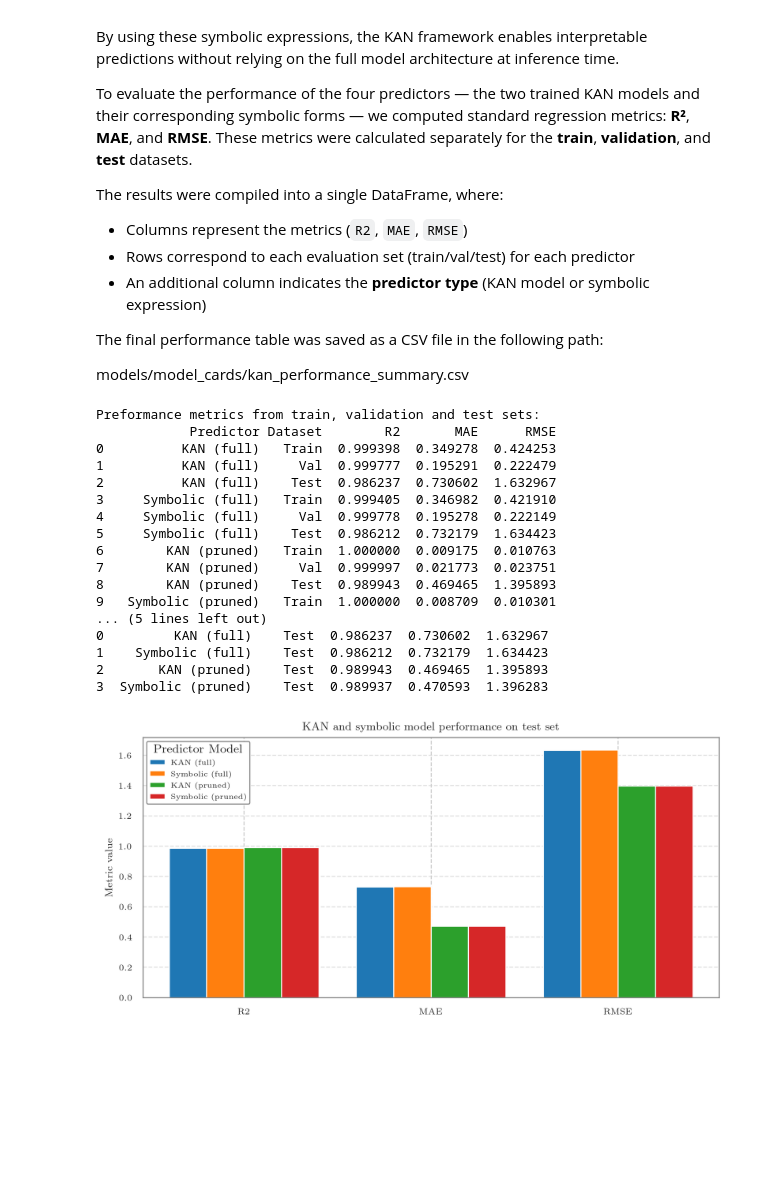
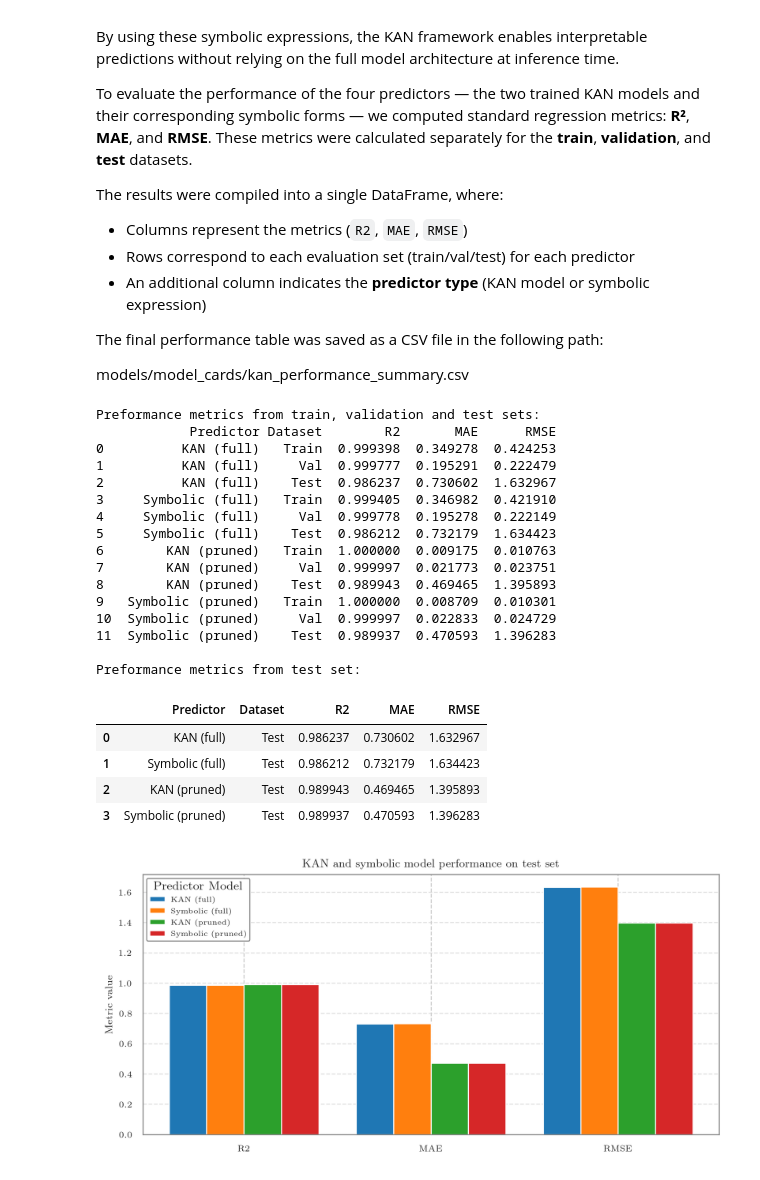
Before and after one commit to igendriz/KAN-WQI-Analysis, a Jupyter notebook: notebooks/Train_Evaluate_Models.ipynb, the cells around one changed output. Saved outputs shown, nothing was run; the diff lists cells and outputs as text; code cells hidden in the pictures; blank space fills up the shorter version.

```diff
--- a/notebooks/Train_Evaluate_Models.ipynb
+++ b/notebooks/Train_Evaluate_Models.ipynb
@@ -463,39 +463,43 @@ df_kan_performance["Dataset"] = dataset_labels
 # Reorder columns
 df_kan_performance = df_kan_performance[["Predictor", "Dataset", "R2", "MAE", "RMSE"]]
 
 # --------------------------
 # 💾 Save to CSV
 # --------------------------
 
 path_performance_summary = PROJECT_ROOT / Path('models/model_cards/kan_performance_summary.csv')
 df_kan_performance.to_csv(path_performance_summary, index=False)
 
 # ✅ Print results summary
 print('Preformance metrics from train, validation and test sets:')
 print(df_kan_performance)
 
 print('\nPreformance metrics from test set:')
 test_idx = df_kan_performance['Dataset'] == 'Test'
 df_kan_test_performance = df_kan_performance.loc[test_idx,:].reset_index(drop=True)
-print(df_kan_test_performance)
+df_kan_test_performance
 # %% [output]
 Preformance metrics from train, validation and test sets:
             Predictor Dataset        R2       MAE      RMSE
 0          KAN (full)   Train  0.999398  0.349278  0.424253
 1          KAN (full)     Val  0.999777  0.195291  0.222479
 2          KAN (full)    Test  0.986237  0.730602  1.632967
 3     Symbolic (full)   Train  0.999405  0.346982  0.421910
 4     Symbolic (full)     Val  0.999778  0.195278  0.222149
 5     Symbolic (full)    Test  0.986212  0.732179  1.634423
 6        KAN (pruned)   Train  1.000000  0.009175  0.010763
 7        KAN (pruned)     Val  0.999997  0.021773  0.023751
 8        KAN (pruned)    Test  0.989943  0.469465  1.395893
 9   Symbolic (pruned)   Train  1.000000  0.008709  0.010301
-... (5 lines left out)
-0         KAN (full)    Test  0.986237  0.730602  1.632967
-1    Symbolic (full)    Test  0.986212  0.732179  1.634423
-2       KAN (pruned)    Test  0.989943  0.469465  1.395893
-3  Symbolic (pruned)    Test  0.989937  0.470593  1.396283
+10  Symbolic (pruned)     Val  0.999997  0.022833  0.024729
+11  Symbolic (pruned)    Test  0.989937  0.470593  1.396283
+
+Preformance metrics from test set:
+|  | Predictor | Dataset | R2 | MAE | RMSE |
+| 0 | KAN (full) | Test | 0.986237 | 0.730602 | 1.632967 |
+| 1 | Symbolic (full) | Test | 0.986212 | 0.732179 | 1.634423 |
+| 2 | KAN (pruned) | Test | 0.989943 | 0.469465 | 1.395893 |
+| 3 | Symbolic (pruned) | Test | 0.989937 | 0.470593 | 1.396283 |
 # %%
 # Reconstruct the actual df_kan_test_performance structure from the image
 # df_kan_test_performance1 = pd.DataFrame({
```
